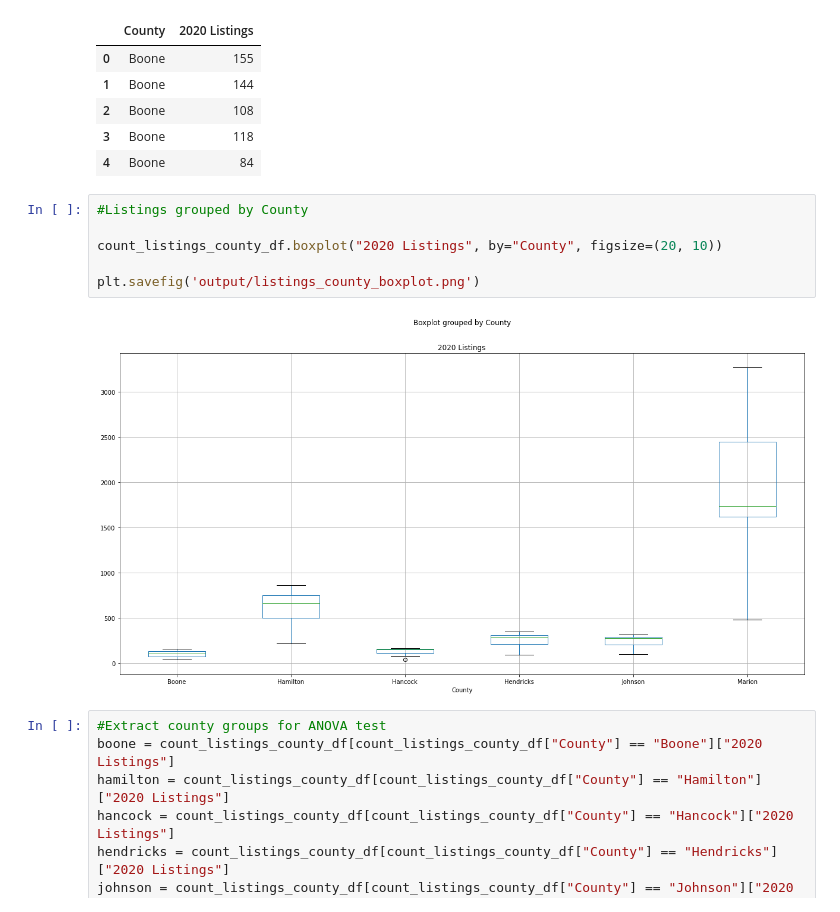
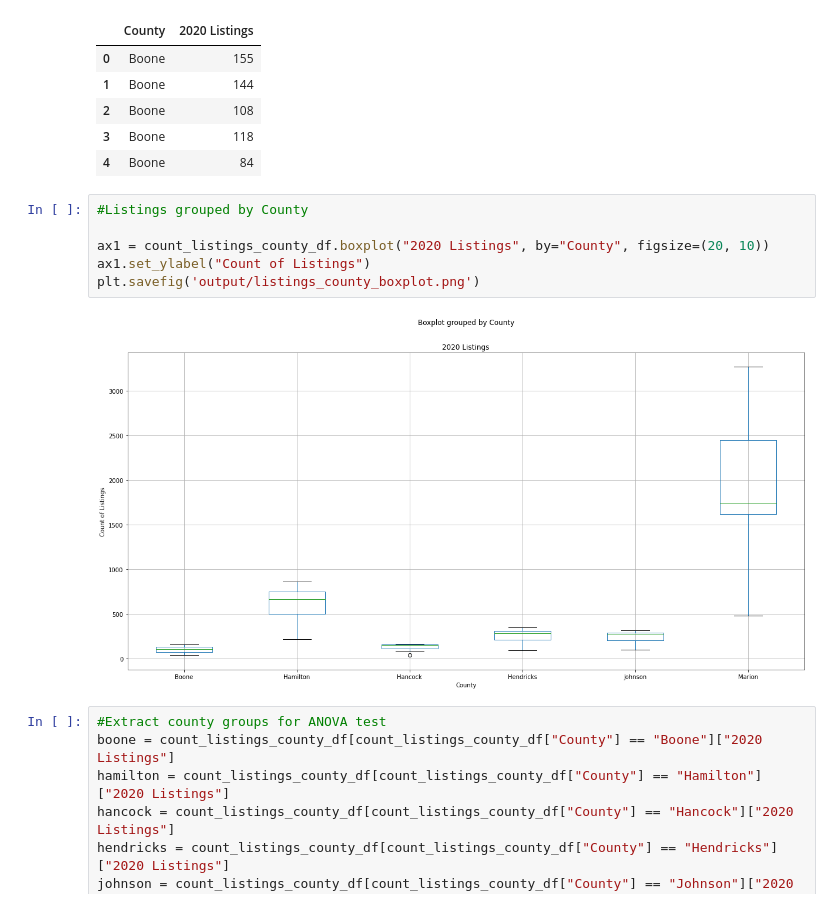
Before and after one commit to c-kleerun/COVID-Housing-Comparison, a Jupyter notebook: Covid-Housing-Analysis.ipynb, the cells around one changed output. Saved outputs shown, nothing was run; the diff lists cells and outputs as text.

Commit message:
added labels to boxplots

```diff
--- a/Covid-Housing-Analysis.ipynb
+++ b/Covid-Housing-Analysis.ipynb
@@ -542,11 +542,11 @@ count_listings_county_df.head()
 # %%
 #Listings grouped by County
 
-count_listings_county_df.boxplot("2020 Listings", by="County", figsize=(20, 10))
-
+ax1 = count_listings_county_df.boxplot("2020 Listings", by="County", figsize=(20, 10))
+ax1.set_ylabel("Count of Listings")
 plt.savefig('output/listings_county_boxplot.png')
 # %% [output]
-[figure, old version]
+[figure, new version]
 # %%
 #Extract county groups for ANOVA test
 boone = count_listings_county_df[count_listings_county_df["County"] == "Boone"]["2020 Listings"]
```
Also changed, not shown: parts of 4 cells of this notebook, 6 other files.
